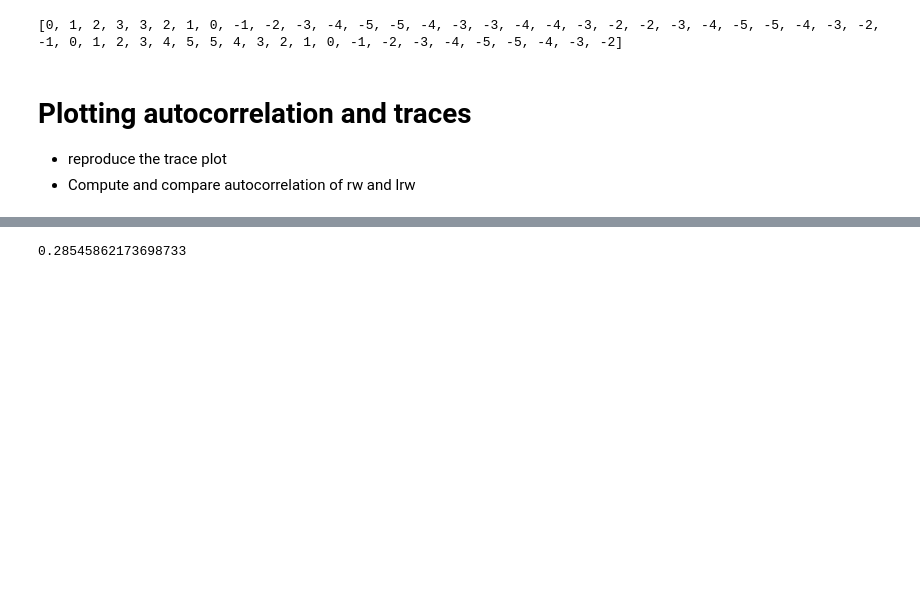
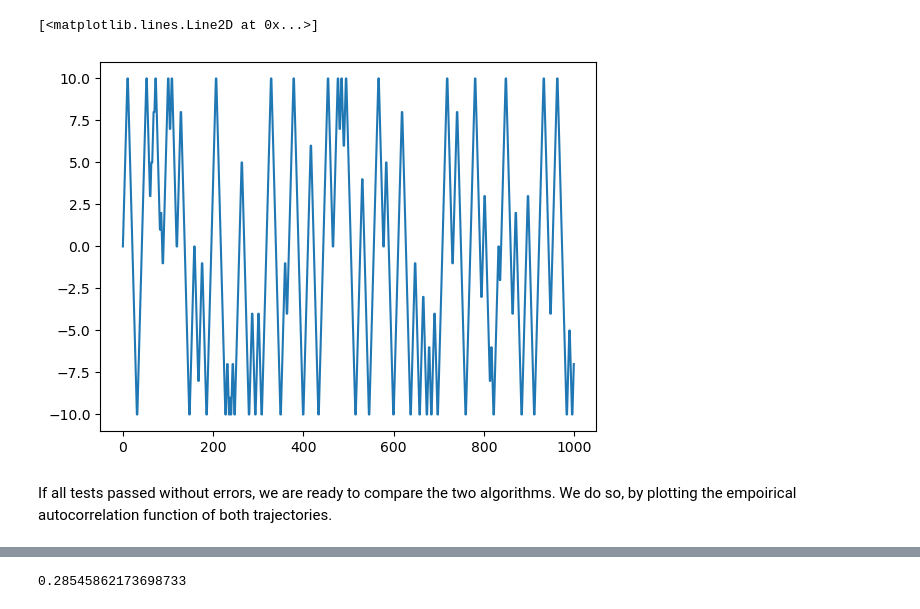
Before and after one commit to SebaGraz/PDMP_workshop, a Jupyter notebook: PDMP_workshop.ipynb, the cells around one changed output, grey strips where cells are left out. Cells and saved outputs as stored; diff of their text form; code cells hidden in the pictures; blank space fills up the shorter version.

```diff
--- a/PDMP_workshop.ipynb
+++ b/PDMP_workshop.ipynb
@@ -48,20 +78,28 @@ Simulate and save....
 # %%
 # SOLUTIONS WITH MARKS
-def lifted_random_walk(steps, initial_state, initial_velocity, boundary, refresh_prob):
+random.seed(1234)
+def lifted_random_walk(steps, initial_state, initial_velocity, boundary):
+    refresh_prob = 1 / (2 * boundary + 1) # optimal refresh probablity as explained during the lecture
     state = initial_state
     velocity = initial_velocity
     trajectory = [state]
     for _ in range(steps):
         if (refresh_prob > np.random.random()) and (abs(state) < boundary):
             velocity *= -1
         elif state * velocity == boundary :
             velocity *= -1
         else:
             state += velocity
         trajectory.append(state)
     return trajectory
 
-traj = lifted_random_walk(50, 0, 1, 5, 0.1)
-print(traj)
+# Simulate lifted random walk
+steps = 10 ** 6
+boundary = 10
+initial_state = 0
+initial_velocity =  1
+trajectory_lrw = lifted_random_walk(steps, initial_state, initial_velocity, boundary)
+plt.plot(trajectory_lrw[0:1000])
 # %% [output]
-[0, 1, 2, 3, 3, 2, 1, 0, -1, -2, -3, -4, -5, -5, -4, -3, -3, -4, -4, -3, -2, -2, -3, -4, -5, -5, -4, -3, -2, -1, 0, 1, 2, 3, 4, 5, 5, 4, 3, 2, 1, 0, -1, -2, -3, -4, -5, -5, -4, -3, -2]
+[<matplotlib.lines.Line2D at 0x...>]
+[figure, added]
@@ -68,6 +116,5 @@ print(traj)
 # %% [markdown]
-# Plotting autocorrelation and traces
-- reproduce the trace plot
-- Compute and compare autocorrelation of rw and lrw
+If all tests passed without errors, we are ready to compare the two algorithms.
+We do so, by plotting the empoirical autocorrelation function of both trajectories.
 # %%
 # template for plots
```
Also changed, not shown: parts of 30 cells of this notebook, 1 other file.
